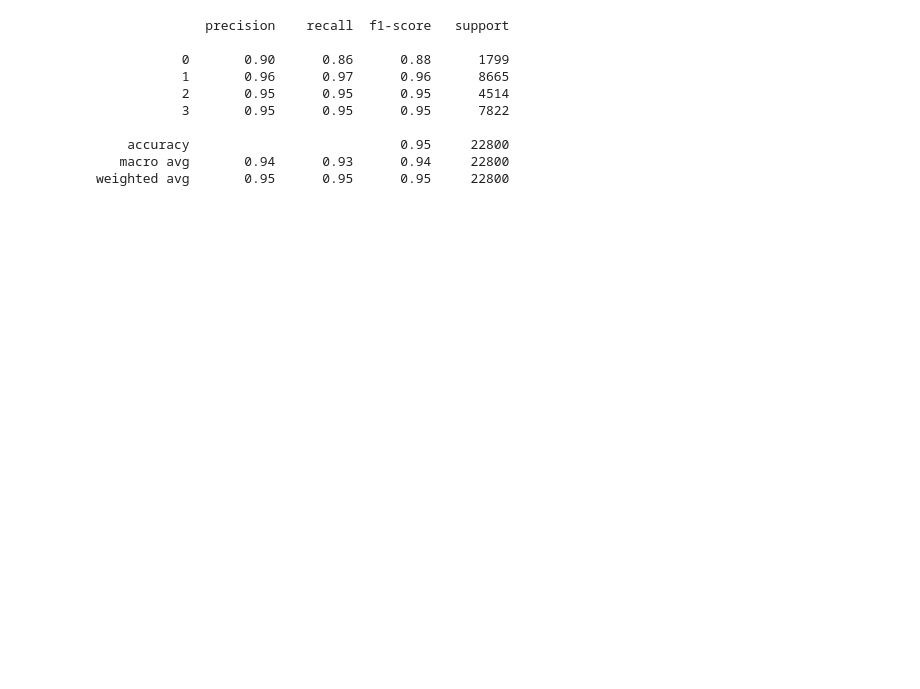
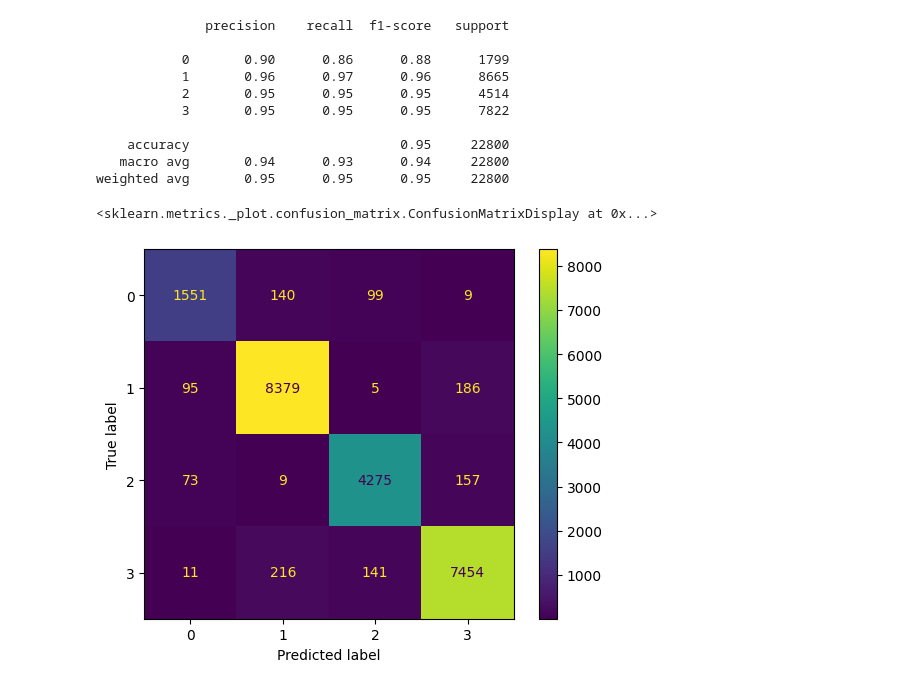
Before and after one commit to Bayuarii/Final-Project-DSAI, a Jupyter notebook: 3_model_analisis/3model_music.ipynb, the cells around one changed output. Drawn from its saved outputs; the diff is of its cells as text; code cells hidden in the pictures; blank space fills up the shorter version.

```diff
--- a/3_model_analisis/3model_music.ipynb
+++ b/3_model_analisis/3model_music.ipynb
@@ -190,3 +180,8 @@ print(classification_report(y_test, knn_pred))
     accuracy                           0.95     22800
    macro avg       0.94      0.93      0.94     22800
 weighted avg       0.95      0.95      0.95     22800
+# %%
+ConfusionMatrixDisplay.from_predictions(y_test, knn_pred)
+# %% [output]
+<sklearn.metrics._plot.confusion_matrix.ConfusionMatrixDisplay at 0x...>
+[figure, added]
```
Also changed, not shown: parts of 3 cells of this notebook.
